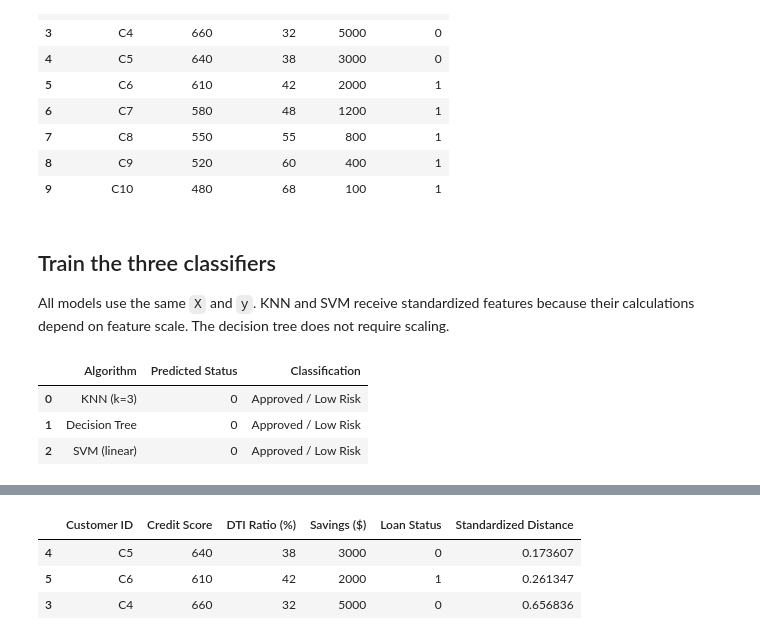
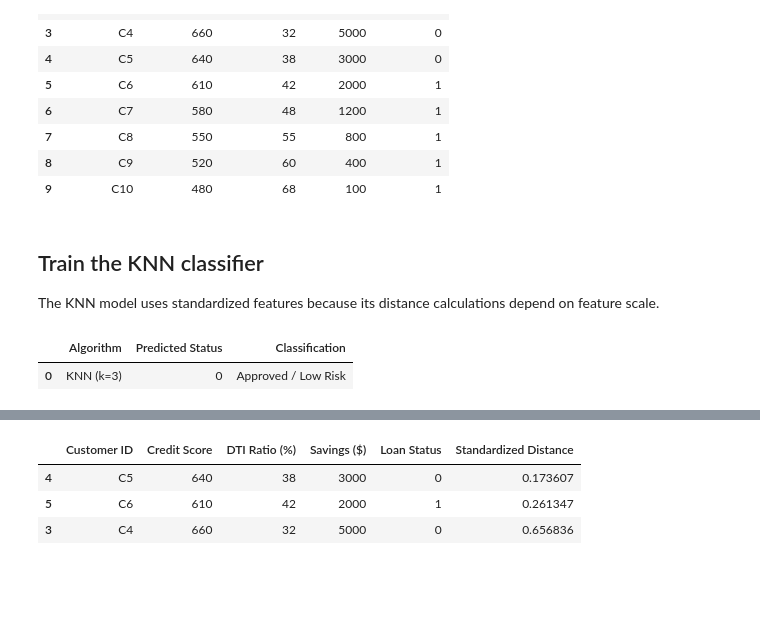
Before and after one commit to shreyansh6726/Lonrix-Training, a Jupyter notebook: KNN_applied.ipynb, the cells around one changed output, grey strips where cells are left out. Drawn from its saved outputs; the diff is of its cells as text; code cells hidden in the pictures; blank space fills up the shorter version.

```diff
--- a/KNN_applied.ipynb
+++ b/KNN_applied.ipynb
@@ -41,43 +41,32 @@ customers
 | 8 | C9 | 520 | 60 | 400 | 1 |
 | 9 | C10 | 480 | 68 | 100 | 1 |
 # %% [markdown]
-## Train the three classifiers
+## Train the KNN classifier
 
-All models use the same `X` and `y`. KNN and SVM receive standardized features because their calculations depend on feature scale. The decision tree does not require scaling.
+The KNN model uses standardized features because its distance calculations depend on feature scale.
 # %%
 from sklearn.neighbors import KNeighborsClassifier
 from sklearn.pipeline import make_pipeline
 from sklearn.preprocessing import StandardScaler
-from sklearn.tree import DecisionTreeClassifier
-from sklearn.svm import SVC
 
 knn_model = make_pipeline(
     StandardScaler(),
     KNeighborsClassifier(n_neighbors=3),
 )
-tree_model = DecisionTreeClassifier(max_depth=3, random_state=42)
-svm_model = make_pipeline(
-    StandardScaler(),
-    SVC(kernel="linear", random_state=42),
-)
 
 models = {
     "KNN (k=3)": knn_model,
-    "Decision Tree": tree_model,
-    "SVM (linear)": svm_model,
 }
 
 for model in models.values():
     model.fit(X, y)
 
 predictions = pd.DataFrame({
     "Algorithm": list(models),
     "Predicted Status": [model.predict(new_applicant)[0] for model in models.values()],
 })
 predictions["Classification"] = predictions["Predicted Status"].map({0: "Approved / Low Risk", 1: "Default / High Risk"})
 predictions
 # %% [output]
 |  | Algorithm | Predicted Status | Classification |
 | 0 | KNN (k=3) | 0 | Approved / Low Risk |
-| 1 | Decision Tree | 0 | Approved / Low Risk |
-| 2 | SVM (linear) | 0 | Approved / Low Risk |
```
Also changed, not shown: parts of 11 cells of this notebook.
